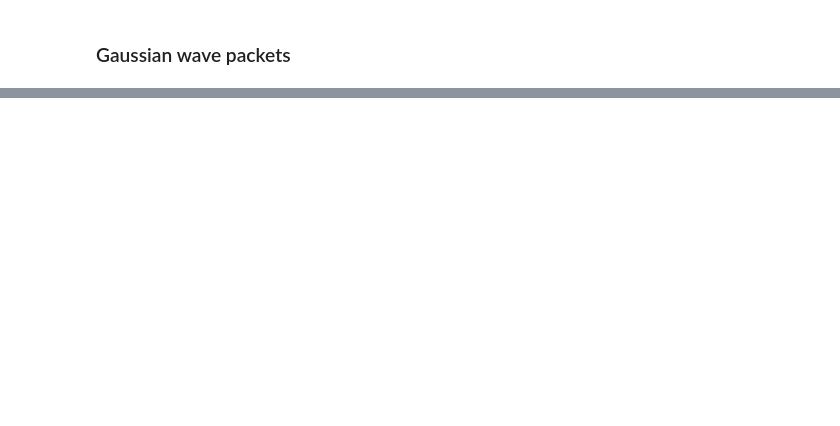
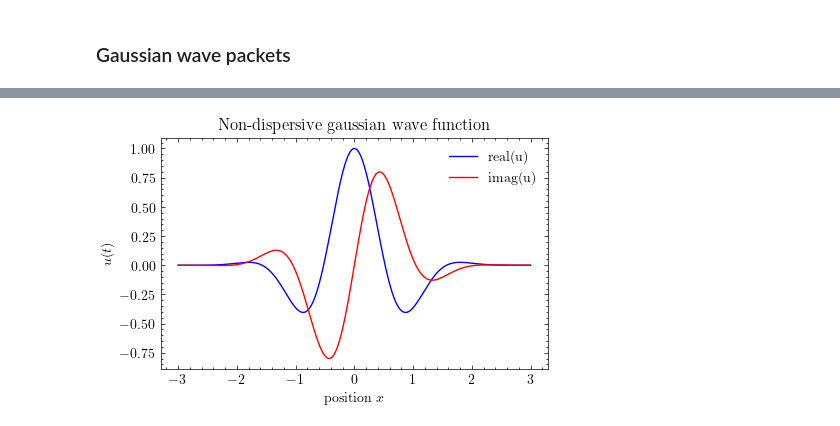
Before and after one commit to istmarc/quantum-mechanics, a Jupyter notebook: Free particle.ipynb, the cells around one changed output, grey strips where cells are left out. Saved outputs shown, nothing was run; the diff lists cells and outputs as text; code cells hidden in the pictures; blank space fills up the shorter version.

```diff
--- a/Free particle.ipynb
+++ b/Free particle.ipynb
@@ -170,0 +200,11 @@ plt.show()
+# %%
+fig, ax = plt.subplots(figsize = (5, 3))
+ax.plot(x, w_real, color = "blue", label = "real(u)")
+ax.plot(x, w_imag, color = "red", label = "imag(u)")
+ax.set_xlabel("position $x$")
+ax.set_ylabel(r"$u(t)$")
+plt.title("Non-dispersive gaussian wave function")
+plt.legend()
+plt.show()
+# %% [output]
+[figure, added]
```
Also changed, not shown: parts of 9 cells of this notebook.
